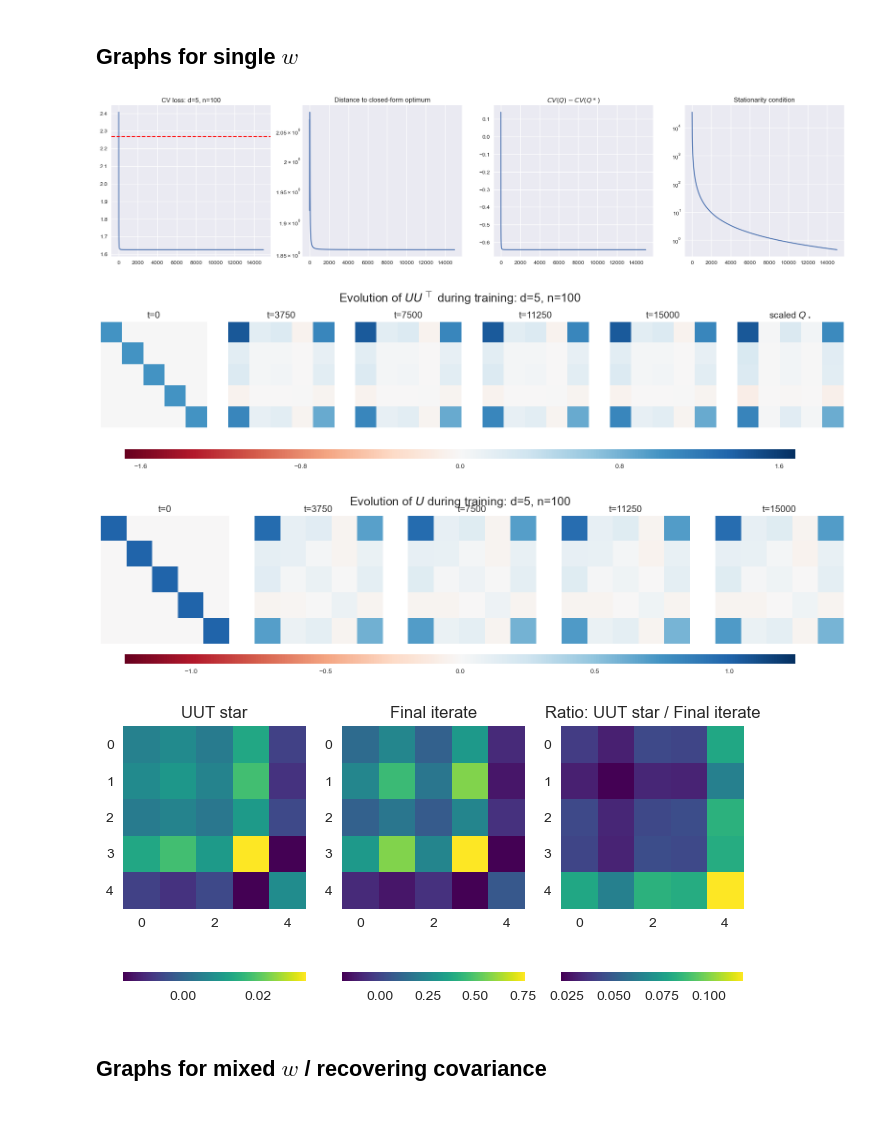
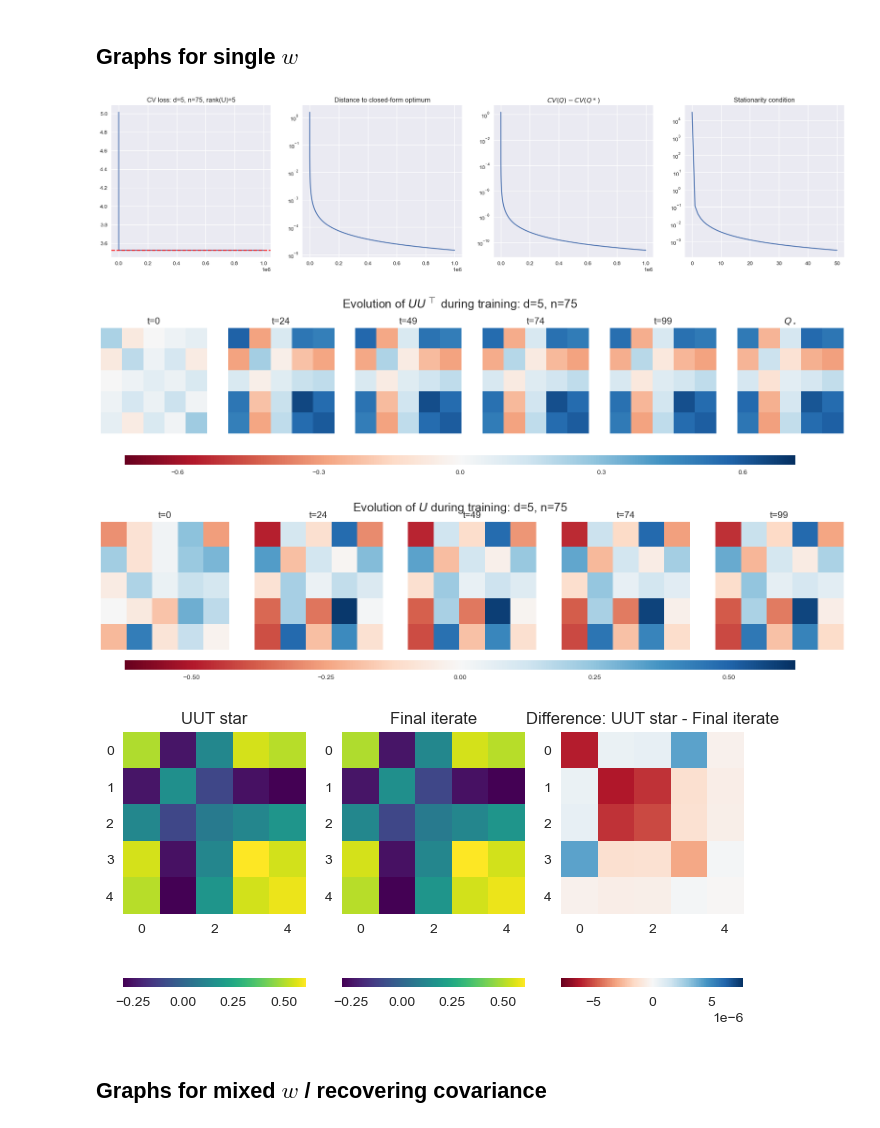
Before and after one commit to alexsemendinger/mirror-descent, a Jupyter notebook: md_single_step.ipynb, the cells around one changed output. Saved outputs shown, nothing was run; the diff lists cells and outputs as text; code cells hidden in the pictures.

```diff
--- a/md_single_step.ipynb
+++ b/md_single_step.ipynb
@@ -1015,12 +876,14 @@ Max relative difference: 1.00174839
 ## Graphs for single $w$
 # %%
 # Training setup
-d,n = 5, 100
+d,n = 5, 75
+rank = d
 inner_lr, outer_lr = 0.1, 0.1
-n_iters = 15000
+n_iters = 1000000
 w_cov = np.eye(d)
 w0 = np.ones(d)
-U0 = np.eye(d)
+#U0 = np.eye(d)
+U0 = np.random.randn(d, rank) / d
 
 # Training loop
 crossvals, Us, X, y, w_star = potential_training_loop_U(d, n, inner_lr, outer_lr, w0, U0, n_iters, w_cov)
@@ -1035,7 +898,7 @@ r = range(n_iters)
 # Plot crossvals
 plt.figure(figsize=(24, 5))
 plt.subplot(1, 4, 1)
-plt.title(f"CV loss: d={d}, n={n}")
+plt.title(f"CV loss: d={d}, n={n}, rank(U)={rank}")
 plt.plot(crossvals[r], label="train")
 plt.axhline(crossval(w0, UUTstar, inner_lr, X, y, ignore_diag=False), label="Qstar train", linestyle='--', color='red')
 
@@ -1045,57 +908,52 @@ plt.title("Distance to closed-form optimum")
 plt.plot(d_UUT_UUTstar[r])
 plt.yscale('log')
 
-# # diff between CV and final-iterate CV (as proxy for UUTstar, to eyeball convergence rate)
-# plt.subplot(1, 4, 3)
-# plt.title("$CV(Q) - CV(Q_\\text{last})$ (first 90%)")
-# plt.plot((crossvals[r] - crossval(w0, UUTs[-1], inner_lr, X, y, ignore_diag=False))[:-n_iters//10])
-# plt.yscale('log')
-
 # diff between CV and UUTstar CV
 plt.subplot(1, 4, 3)
 plt.title("$CV(Q) - CV(Q*)$")
 plt.plot((crossvals[r] - crossval(w0, UUTstar, inner_lr, X, y, ignore_diag=False)))
-#plt.yscale('log')
+plt.yscale('log')
 
 # stationarity condition. More to test the condition than anything else.
 plt.subplot(1, 4, 4)
 plt.title("Stationarity condition")
-plt.plot([np.linalg.norm(stationarity_condition_U_full(U, X, w0, w_star, inner_lr)) for U in Us])
+plt.plot([np.linalg.norm(stationarity_condition_U_full(U, X, w0, w_star, inner_lr)) for U in Us[::n_iters//50]])
 plt.yscale('log')
 plt.show()
 
-scale = np.linalg.norm(UUTs[-1]) / np.linalg.norm(UUTstar)
-plot_matrix_evolution(UUTs, main_title=f"Evolution of $UU^\\top$ during training: d={d}, n={n}", extra_matrix=scale * UUTstar, extra_matrix_title=f"scaled $Q_\\star$")
-plot_matrix_evolution(Us, main_title=f"Evolution of $U$ during training: d={d}, n={n}")
+r = range(100)
+plot_matrix_evolution(UUTs[r], main_title=f"Evolution of $UU^\\top$ during training: d={d}, n={n}", extra_matrix=UUTstar, extra_matrix_title=f"$Q_\\star$")
+plot_matrix_evolution(Us[r], main_title=f"Evolution of $U$ during training: d={d}, n={n}")
 # %% [output]
-[figure, old version]
+[figure, new version]
-[figure, old version]
+[figure, new version]
-[figure, old version]
+[figure, new version]
 # %%
 plt.figure()
 
 plt.subplot(1, 3, 1)
 
 plt.imshow(UUTstar, cmap='viridis')
 plt.colorbar(orientation='horizontal')
 plt.title("UUT star")
 plt.grid(0)
 
 plt.subplot(1, 3, 2)
 plt.imshow(UUTs[-1], cmap='viridis')
 plt.colorbar(orientation='horizontal')
 plt.grid(0)
 plt.title("Final iterate")
 
 plt.subplot(1, 3, 3)
-plt.imshow(UUTstar / UUTs[-1], cmap='viridis')
+maxdiff = np.max(np.abs(UUTstar - UUTs[-1]))
+plt.imshow(UUTstar - UUTs[-1], cmap='RdBu', vmax=1.25*maxdiff, vmin=-1.25*maxdiff)
 plt.colorbar(orientation='horizontal')
 plt.grid(0)
-plt.title("Ratio: UUT star / Final iterate")
+plt.title("Difference: UUT star - Final iterate")
 
 plt.show()
 # %% [output]
-[figure, old version]
+[figure, new version]
 # %% [markdown]
 ## Graphs for mixed $w$ / recovering covariance
 # %% [markdown]
```
Also changed, not shown: parts of 20 cells of this notebook.
